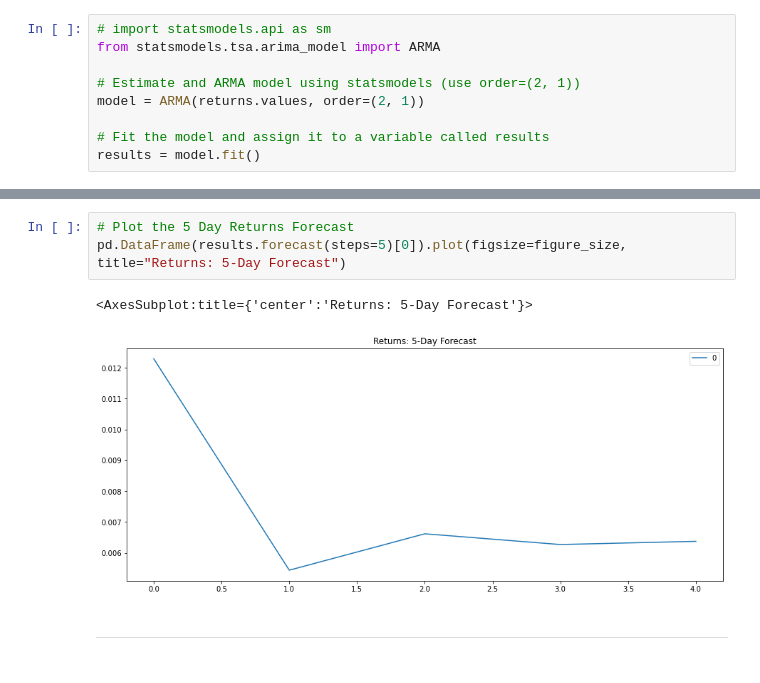
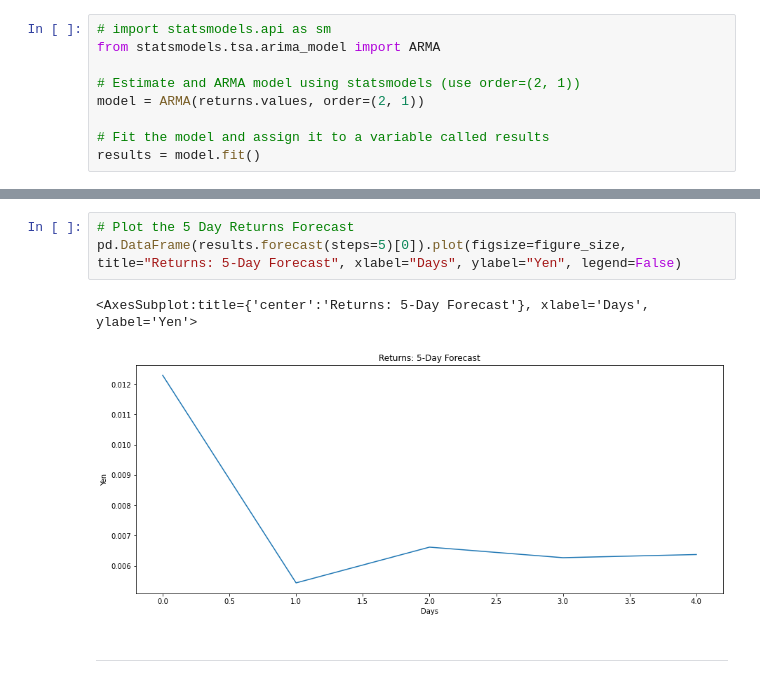
Before and after one commit to drg-developer-2-GWFinTech-Homeworks/homework-time-series, a Jupyter notebook: time_series_analysis.ipynb, the cells around one changed output, grey strips where cells are left out. Cells and saved outputs as stored; diff of their text form.

```diff
--- a/time_series_analysis.ipynb
+++ b/time_series_analysis.ipynb
@@ -167,10 +170,10 @@ Roots
 | MA.1 | -3.3964 | +0.0000j | 3.3964 | 0.5000 |
 # %%
 # Plot the 5 Day Returns Forecast
-pd.DataFrame(results.forecast(steps=5)[0]).plot(figsize=figure_size, title="Returns: 5-Day Forecast")
+pd.DataFrame(results.forecast(steps=5)[0]).plot(figsize=figure_size, title="Returns: 5-Day Forecast", xlabel="Days", ylabel="Yen", legend=False)
 # %% [output]
-<AxesSubplot:title={'center':'Returns: 5-Day Forecast'}>
+<AxesSubplot:title={'center':'Returns: 5-Day Forecast'}, xlabel='Days', ylabel='Yen'>
-[figure, old version]
+[figure, new version]
 # %% [markdown]
 ---
 # %% [markdown]
```
Also changed, not shown: parts of 14 cells of this notebook.
